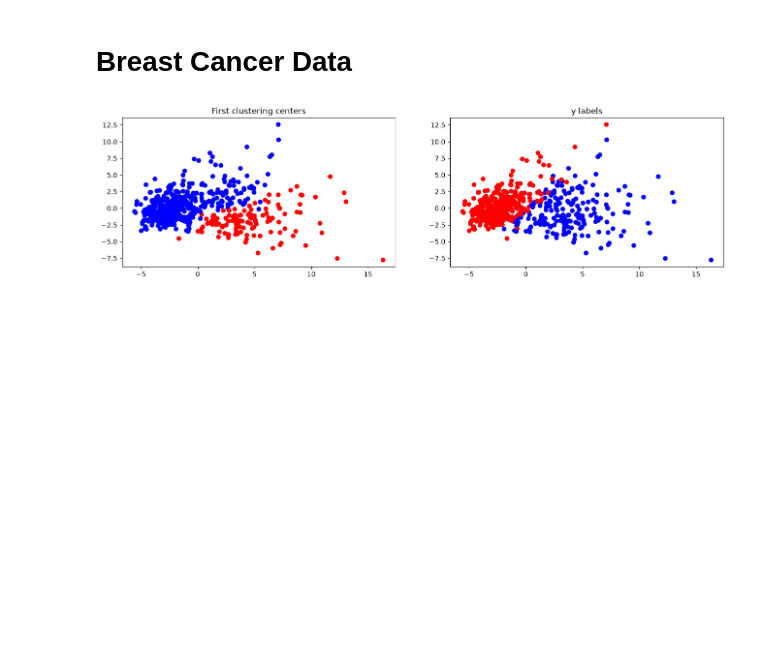
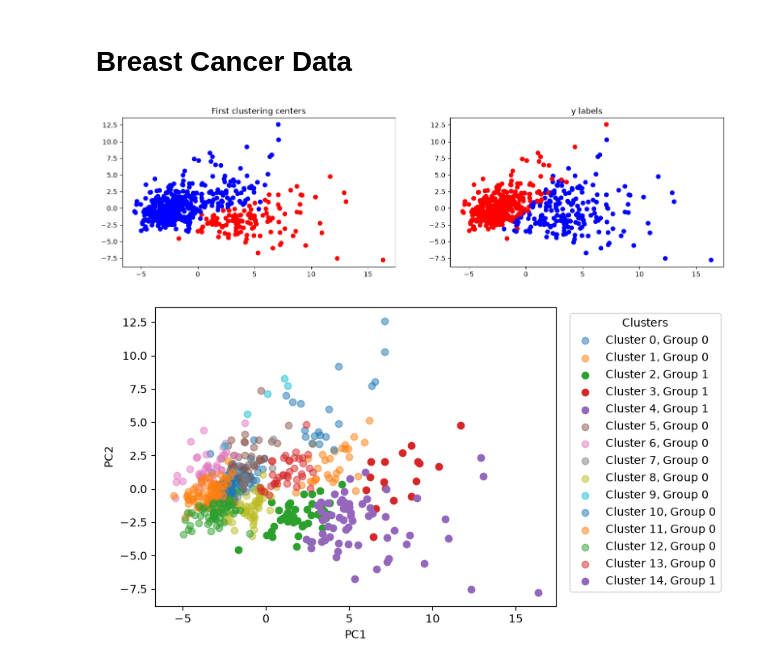
Before and after one commit to huimin-hu-stat/MAR-v2, a Jupyter notebook: clustering.ipynb, the cells around one changed output. Cells and saved outputs as stored; diff of their text form; code cells hidden in the pictures; blank space fills up the shorter version.

Commit message:
clustering

```diff
--- a/clustering.ipynb
+++ b/clustering.ipynb
@@ -379,3 +379,22 @@ axes[1].set_title('y labels')
 plt.show()
 # %% [output]
 [figure]
+# %%
+labels = cl.which_cluster(X, M)
+
+for k in np.unique(labels):
+    mask = labels == k
+    a = int(k in np.where(cl.center_labels==1)[0])
+    plt.scatter(
+        pcs[mask, 0],
+        pcs[mask, 1],
+        label=f"Cluster {k}, Group {a}",
+        alpha= (a + 1) / 2
+    )
+
+plt.xlabel("PC1")
+plt.ylabel("PC2")
+plt.legend(title="Clusters", loc="upper left", bbox_to_anchor=(1.02, 1))
+plt.show()
+# %% [output]
+[figure, added]
```
